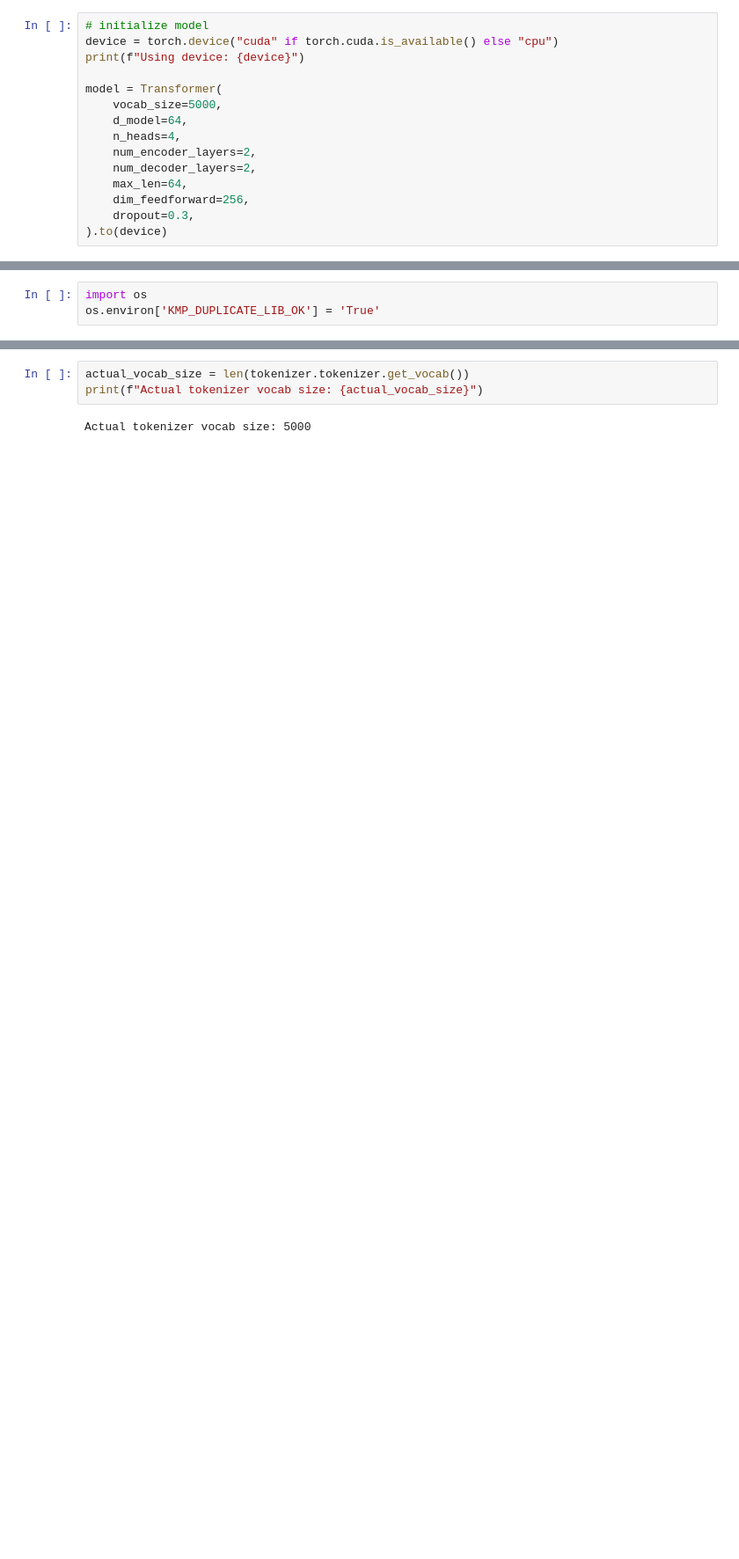
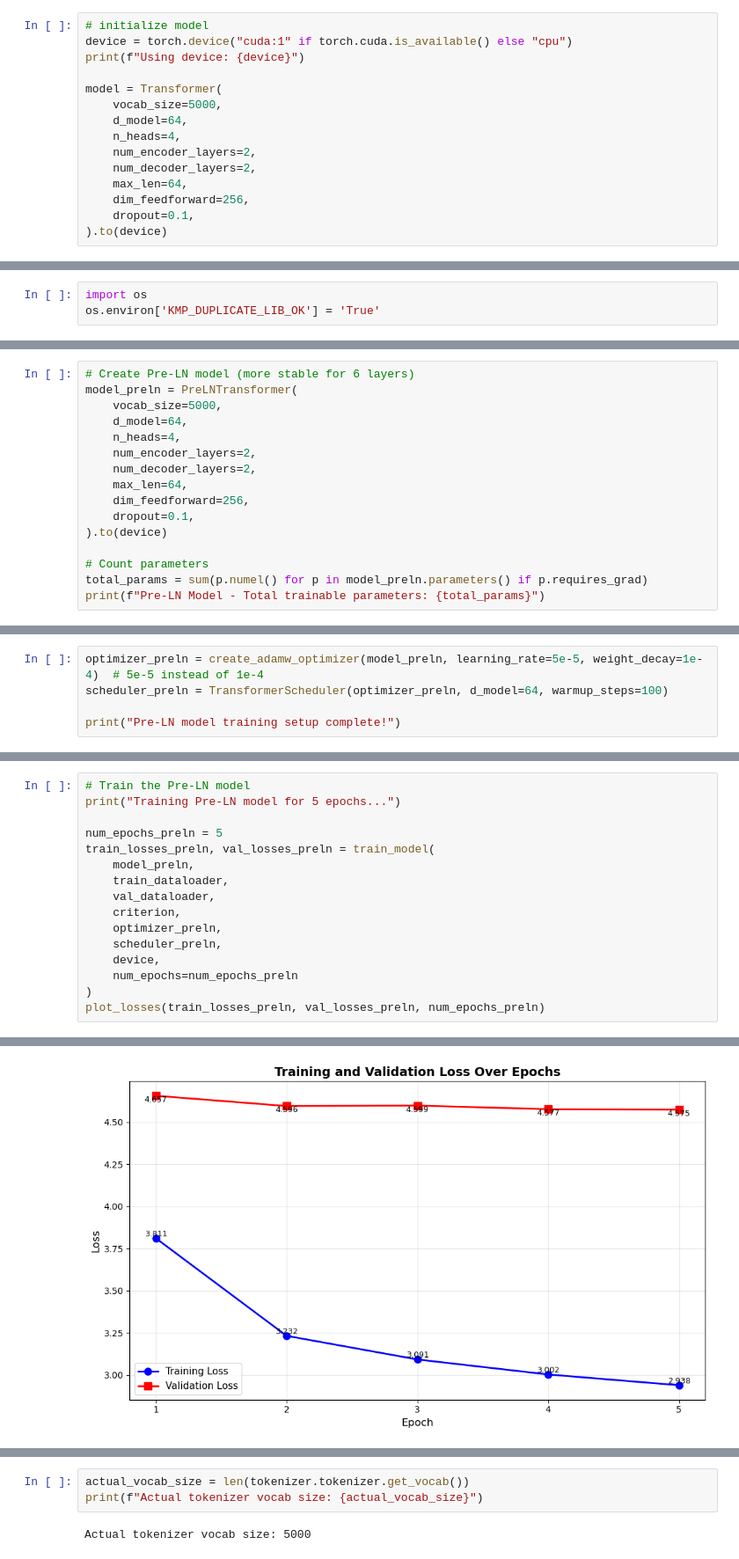
Before and after one commit to antomili2002/Transformer, a Jupyter notebook: run/tranformer_train.ipynb, the cells around one changed output, grey strips where cells are left out. Shown at 88% size. Cells and saved outputs as stored; diff of their text form; blank space fills up the shorter version.

```diff
--- a/run/tranformer_train.ipynb
+++ b/run/tranformer_train.ipynb
@@ -78,7 +78,7 @@ Train dataset size: 10000
 Validation dataset size: 2782
 # %%
 # initialize model
-device = torch.device("cuda" if torch.cuda.is_available() else "cpu")
+device = torch.device("cuda:1" if torch.cuda.is_available() else "cpu")
 print(f"Using device: {device}")
 
 model = Transformer(
@@ -89,6 +89,6 @@ model = Transformer(
     num_decoder_layers=2,
     max_len=64,
     dim_feedforward=256,
-    dropout=0.3,
+    dropout=0.1,
 ).to(device)
 # %% [output]
@@ -300,0 +313,16 @@ KeyboardInterrupt:
+# %%
+# Create Pre-LN model (more stable for 6 layers)
+model_preln = PreLNTransformer(
+    vocab_size=5000,
+    d_model=64,
+    n_heads=4,
+    num_encoder_layers=2,
+    num_decoder_layers=2,
+    max_len=64,
+    dim_feedforward=256,
+    dropout=0.1,
+).to(device)
+
+# Count parameters
+total_params = sum(p.numel() for p in model_preln.parameters() if p.requires_grad)
+print(f"Pre-LN Model - Total trainable parameters: {total_params}")
@@ -300,0 +331,5 @@ KeyboardInterrupt:
+# %%
+optimizer_preln = create_adamw_optimizer(model_preln, learning_rate=5e-5, weight_decay=1e-4)  # 5e-5 instead of 1e-4
+scheduler_preln = TransformerScheduler(optimizer_preln, d_model=64, warmup_steps=100)
+
+print("Pre-LN model training setup complete!")
@@ -300,0 +338,17 @@ KeyboardInterrupt:
+# %%
+# Train the Pre-LN model
+print("Training Pre-LN model for 5 epochs...")
+
+num_epochs_preln = 5
+train_losses_preln, val_losses_preln = train_model(
+    model_preln,
+    train_dataloader,
+    val_dataloader,
+    criterion,
+    optimizer_preln,
+    scheduler_preln,
+    device,
+    num_epochs=num_epochs_preln
+)
+plot_losses(train_losses_preln, val_losses_preln, num_epochs_preln)
+# %% [output]
@@ -300,0 +378 @@ KeyboardInterrupt:
+[figure, added]
```
Also changed, not shown: parts of 13 cells of this notebook, 7 other files.
